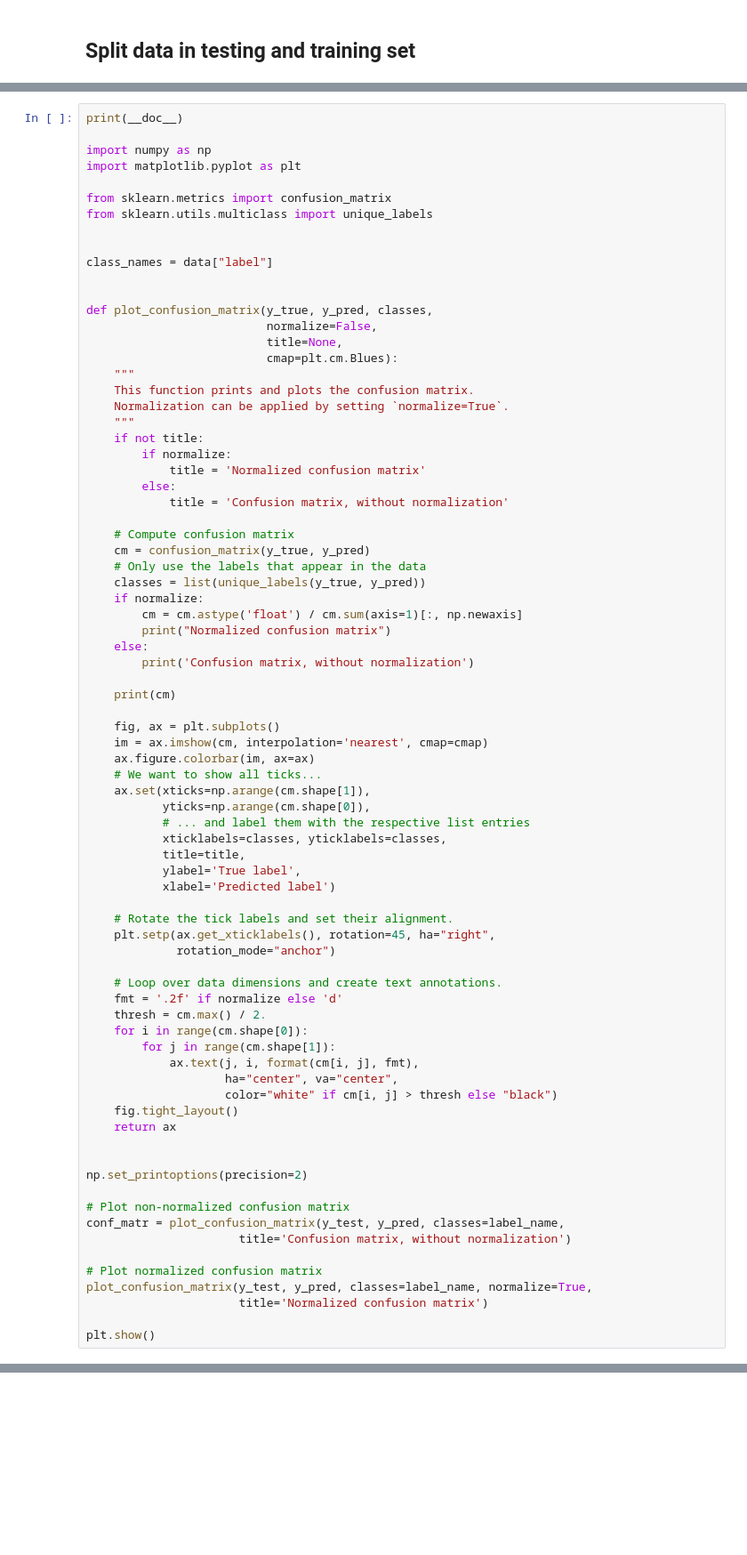
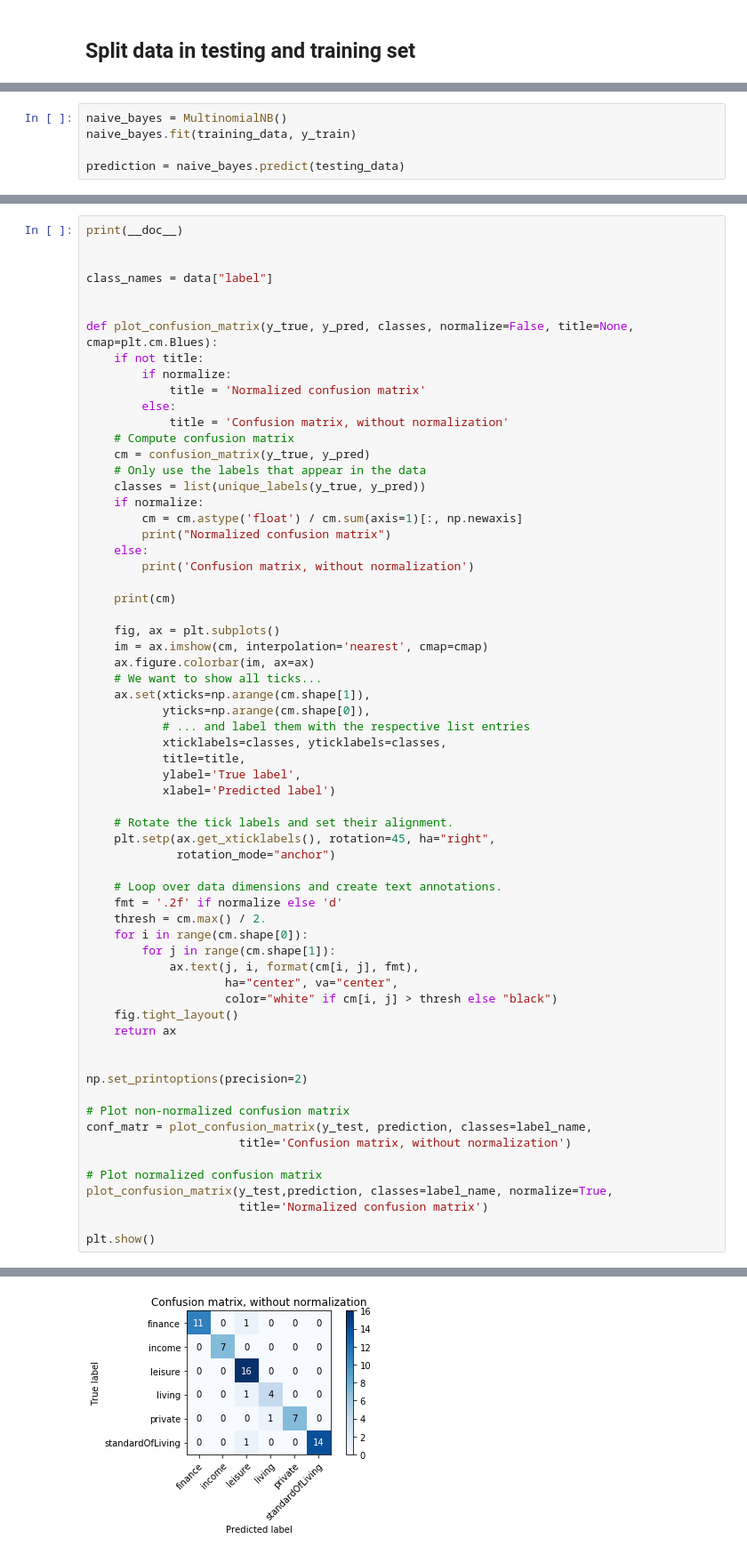
Before and after one commit to hijonga/SAKI_AS, a Jupyter notebook: Aufgabe1.ipynb, the cells around one changed output, grey strips where cells are left out. Shown at 89% size. Cells and saved outputs as stored; diff of their text form; blank space fills up the shorter version.

```diff
--- a/Aufgabe1.ipynb
+++ b/Aufgabe1.ipynb
@@ -71,0 +76,5 @@ y_pred = naive_bayes.predict(testing_data)
+# %%
+naive_bayes = MultinomialNB()
+naive_bayes.fit(training_data, y_train)
+
+prediction = naive_bayes.predict(testing_data)
@@ -92,30 +103,16 @@ standardOfLiving       1.00      0.93      0.96        14
 # %%
 print(__doc__)
-
-import numpy as np
-import matplotlib.pyplot as plt
-
-from sklearn.metrics import confusion_matrix
-from sklearn.utils.multiclass import unique_labels
 
 
 class_names = data["label"]
 
 
-def plot_confusion_matrix(y_true, y_pred, classes,
-                          normalize=False,
-                          title=None,
-                          cmap=plt.cm.Blues):
-    """
-    This function prints and plots the confusion matrix.
-    Normalization can be applied by setting `normalize=True`.
-    """
+def plot_confusion_matrix(y_true, y_pred, classes, normalize=False, title=None, cmap=plt.cm.Blues):
     if not title:
         if normalize:
             title = 'Normalized confusion matrix'
         else:
             title = 'Confusion matrix, without normalization'
-
     # Compute confusion matrix
     cm = confusion_matrix(y_true, y_pred)
     # Only use the labels that appear in the data
@@ -159,11 +156,12 @@ def plot_confusion_matrix(y_true, y_pred, classes,
 np.set_printoptions(precision=2)
 
 # Plot non-normalized confusion matrix
-conf_matr = plot_confusion_matrix(y_test, y_pred, classes=label_name,
+conf_matr = plot_confusion_matrix(y_test, prediction, classes=label_name,
                       title='Confusion matrix, without normalization')
 
 # Plot normalized confusion matrix
-plot_confusion_matrix(y_test, y_pred, classes=label_name, normalize=True,
+plot_confusion_matrix(y_test,prediction, classes=label_name, normalize=True,
                       title='Normalized confusion matrix')
 
 plt.show()
+# %% [output]
@@ -169,0 +183 @@ plt.show()
+[figure, added]
```
Also changed, not shown: parts of 15 cells of this notebook.
